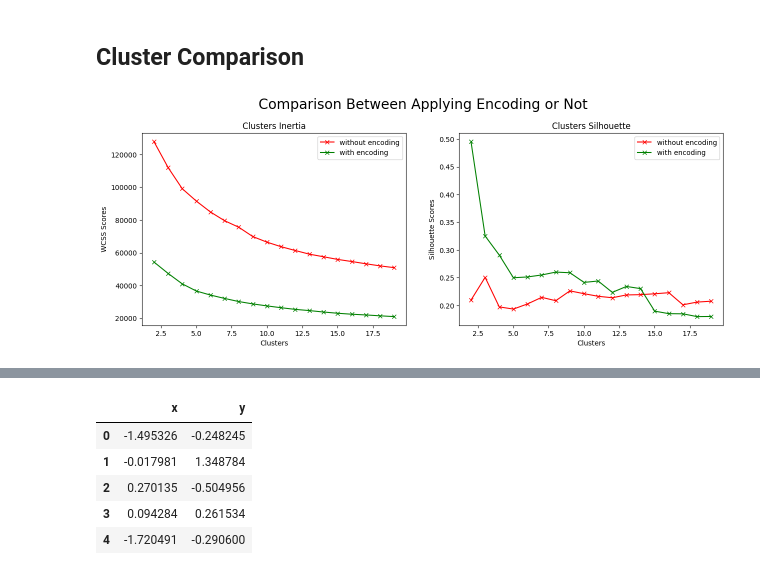
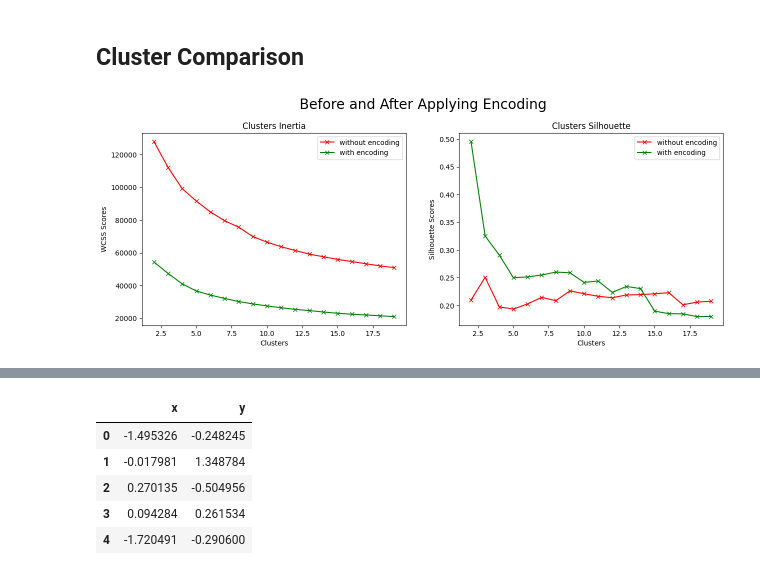
Before and after one commit to GoncaloJoseMoura/Projects, a Jupyter notebook: Marketing/market_segmentation.ipynb, the cells around one changed output, grey strips where cells are left out. Drawn from its saved outputs; the diff is of its cells as text; code cells hidden in the pictures.

```diff
--- a/Marketing/market_segmentation.ipynb
+++ b/Marketing/market_segmentation.ipynb
@@ -395,32 +395,32 @@ plt.show()
 # %%
 fig, axes = plt.subplots(1,2, figsize = (15,5))
 
 axes[0].plot(range(2,20), score_1, 'bx-', color = 'r', label= 'without encoding')
 axes[0].plot(range(2,20), scores_2, 'bx-', color = 'g', label= 'with encoding')
 axes[0].set_title('Clusters Inertia')
 axes[0].set_xlabel('Clusters')
 axes[0].set_ylabel('WCSS Scores')
 axes[0].legend()
 
 axes[1].plot(range(2,20), silhouette_1, 'bx-', color = 'r', label= 'without encoding')
 axes[1].plot(range(2,20), silhouette_2, 'bx-', color = 'g', label= 'with encoding')
 axes[1].set_title('Clusters Silhouette')
 axes[1].set_xlabel('Clusters')
 axes[1].set_ylabel('Silhouette Scores')
 axes[1].legend()
 
-fig.suptitle('Comparison Between Applying Encoding or Not', y= 1.02, fontsize= 20)
+fig.suptitle('Before and After Applying Encoding', y= 1.02, fontsize= 20)
 
 plt.show()
 
 # we can see that not only are we getting lower WCSS scores but also higher Silhouette scores
 # meaning the average distances between points in a cluster are smaller in a smaller K
 # and clusters are not as close to each other as they where before
 
 # From this we can observe that, 4th cluster seems to be forming the elbow of the curve, and it has a good silhouette score
 # so let's go with that number of cluster
 # %% [output]
-[figure, old version]
+[figure, new version]
 # %%
 kmeans = KMeans(4)
 kmeans.fit(pred)
```
